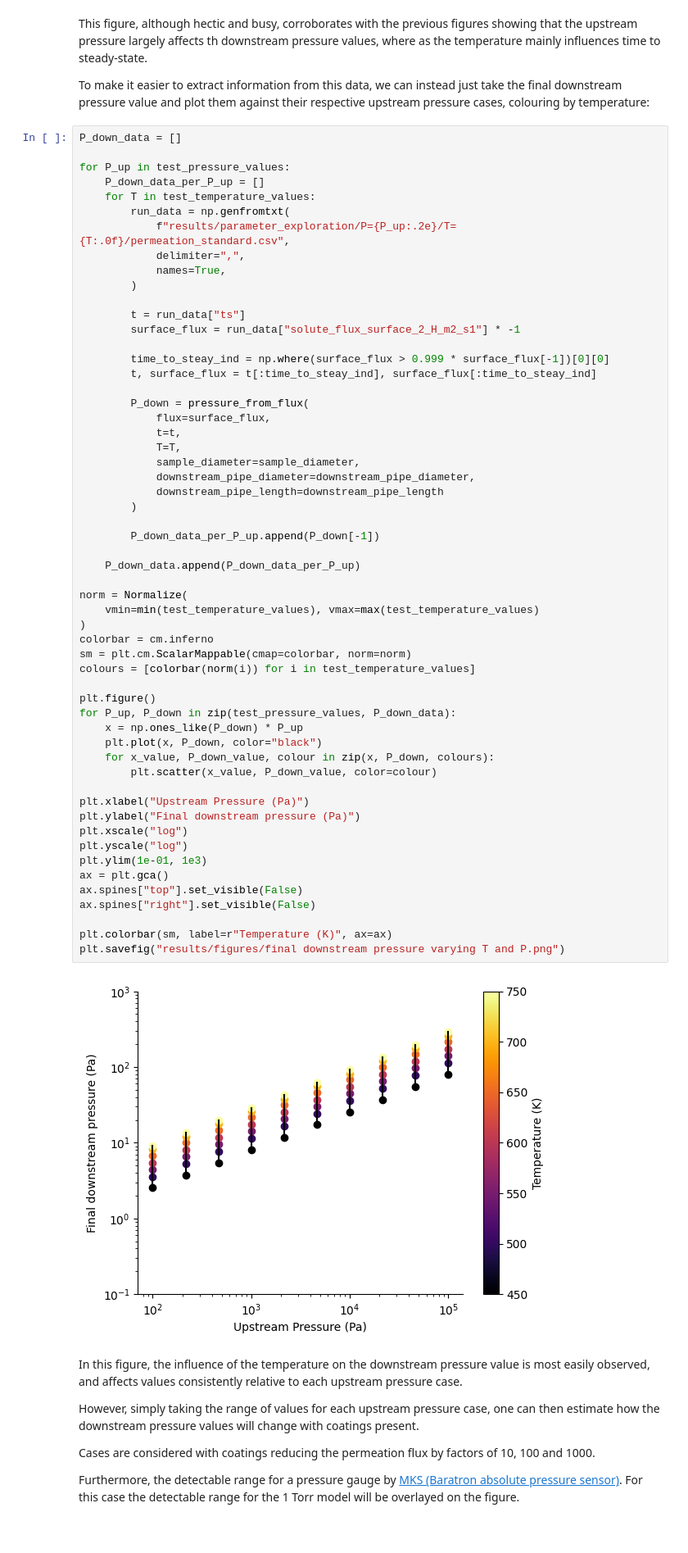
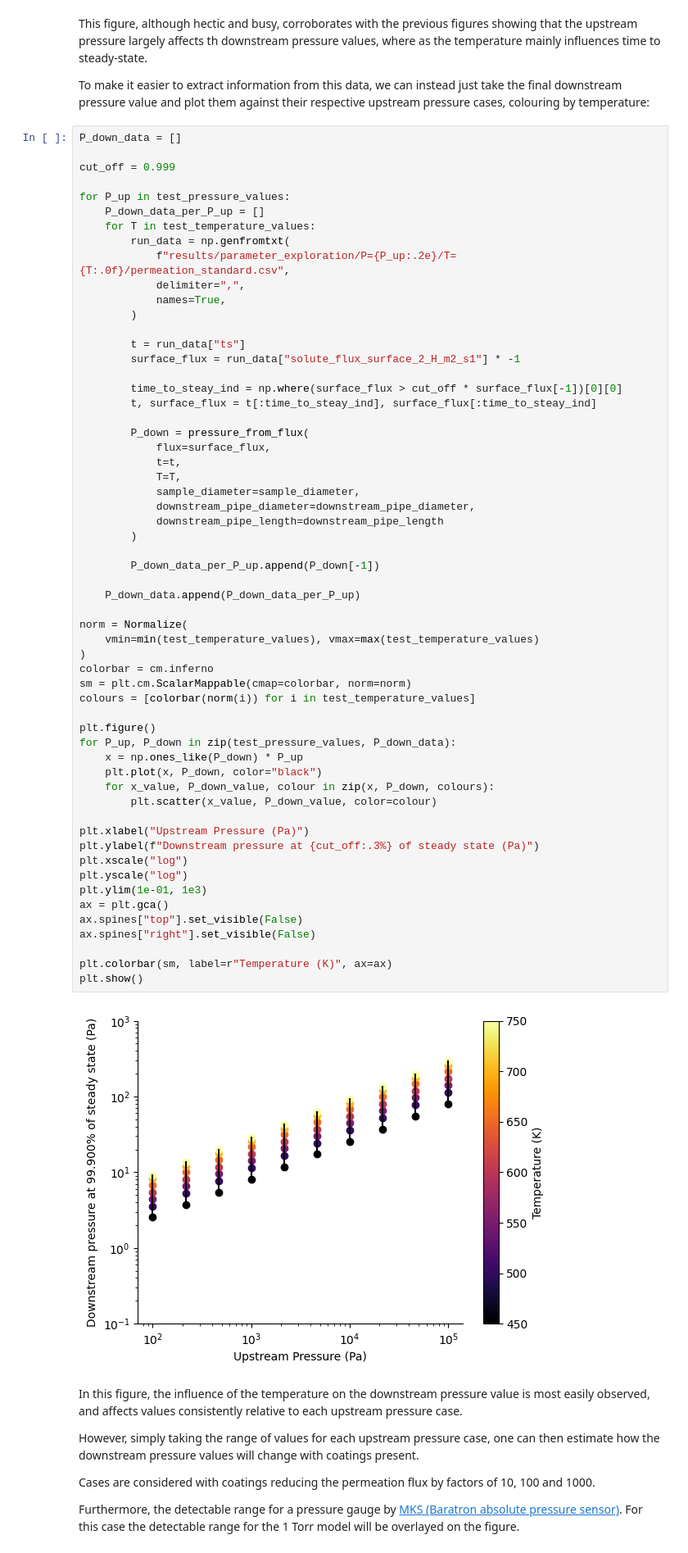
Before and after one commit to jhdark/MSPBPermSim, a Jupyter notebook: experimental_parameter_space/experimental_parameter_space_investigation.ipynb, the cells around one changed output. Shown: that part at 82% size. Drawn from its saved outputs; the diff is of its cells as text.

```diff
--- a/experimental_parameter_space/experimental_parameter_space_investigation.ipynb
+++ b/experimental_parameter_space/experimental_parameter_space_investigation.ipynb
@@ -331,6 +330,8 @@ This figure, although hectic and busy, corroborates with the previous figures sh
 To make it easier to extract information from this data, we can instead just take the final downstream pressure value and plot them against their respective upstream pressure cases, colouring by temperature:
 # %%
 P_down_data = []
+
+cut_off = 0.999
 
 for P_up in test_pressure_values:
     P_down_data_per_P_up = []
@@ -344,7 +345,7 @@ for P_up in test_pressure_values:
         t = run_data["ts"]
         surface_flux = run_data["solute_flux_surface_2_H_m2_s1"] * -1
 
-        time_to_steay_ind = np.where(surface_flux > 0.999 * surface_flux[-1])[0][0]
+        time_to_steay_ind = np.where(surface_flux > cut_off * surface_flux[-1])[0][0]
         t, surface_flux = t[:time_to_steay_ind], surface_flux[:time_to_steay_ind]
 
         P_down = pressure_from_flux(
@@ -357,36 +358,36 @@ for P_up in test_pressure_values:
         )
 
         P_down_data_per_P_up.append(P_down[-1])
 
     P_down_data.append(P_down_data_per_P_up)
 
 norm = Normalize(
     vmin=min(test_temperature_values), vmax=max(test_temperature_values)
 )
 colorbar = cm.inferno
 sm = plt.cm.ScalarMappable(cmap=colorbar, norm=norm)
 colours = [colorbar(norm(i)) for i in test_temperature_values]
 
 plt.figure()
 for P_up, P_down in zip(test_pressure_values, P_down_data):
     x = np.ones_like(P_down) * P_up
     plt.plot(x, P_down, color="black")
     for x_value, P_down_value, colour in zip(x, P_down, colours):
         plt.scatter(x_value, P_down_value, color=colour)
 
 plt.xlabel("Upstream Pressure (Pa)")
-plt.ylabel("Final downstream pressure (Pa)")
+plt.ylabel(f"Downstream pressure at {cut_off:.3%} of steady state (Pa)")
 plt.xscale("log")
 plt.yscale("log")
 plt.ylim(1e-01, 1e3)
 ax = plt.gca()
 ax.spines["top"].set_visible(False)
 ax.spines["right"].set_visible(False)
 
 plt.colorbar(sm, label=r"Temperature (K)", ax=ax)
-plt.savefig("results/figures/final downstream pressure varying T and P.png")
+plt.show()
 # %% [output]
-[figure, old version]
+[figure, new version]
 # %% [markdown]
 In this figure, the influence of the temperature on the downstream pressure value is most easily observed, and affects values consistently relative to each upstream pressure case.
 
```
Also changed, not shown: parts of 10 cells of this notebook.
